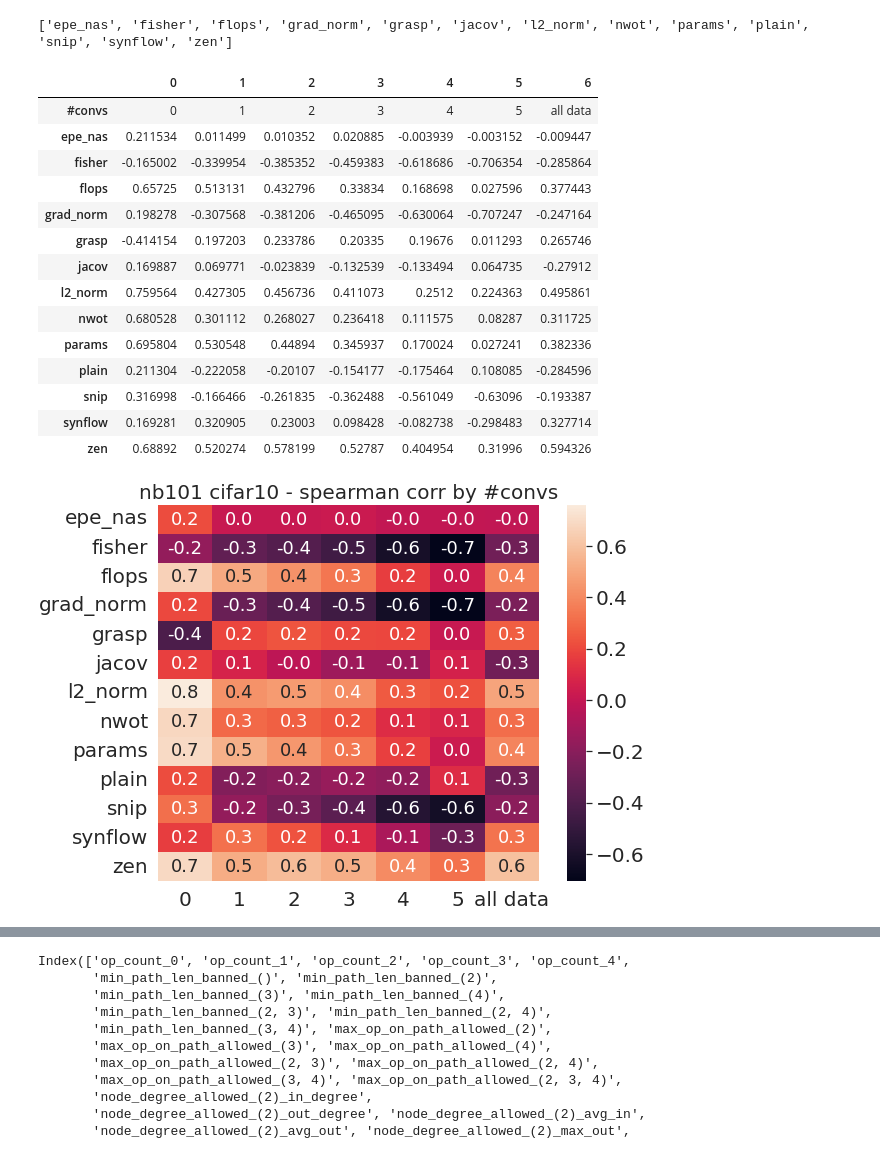
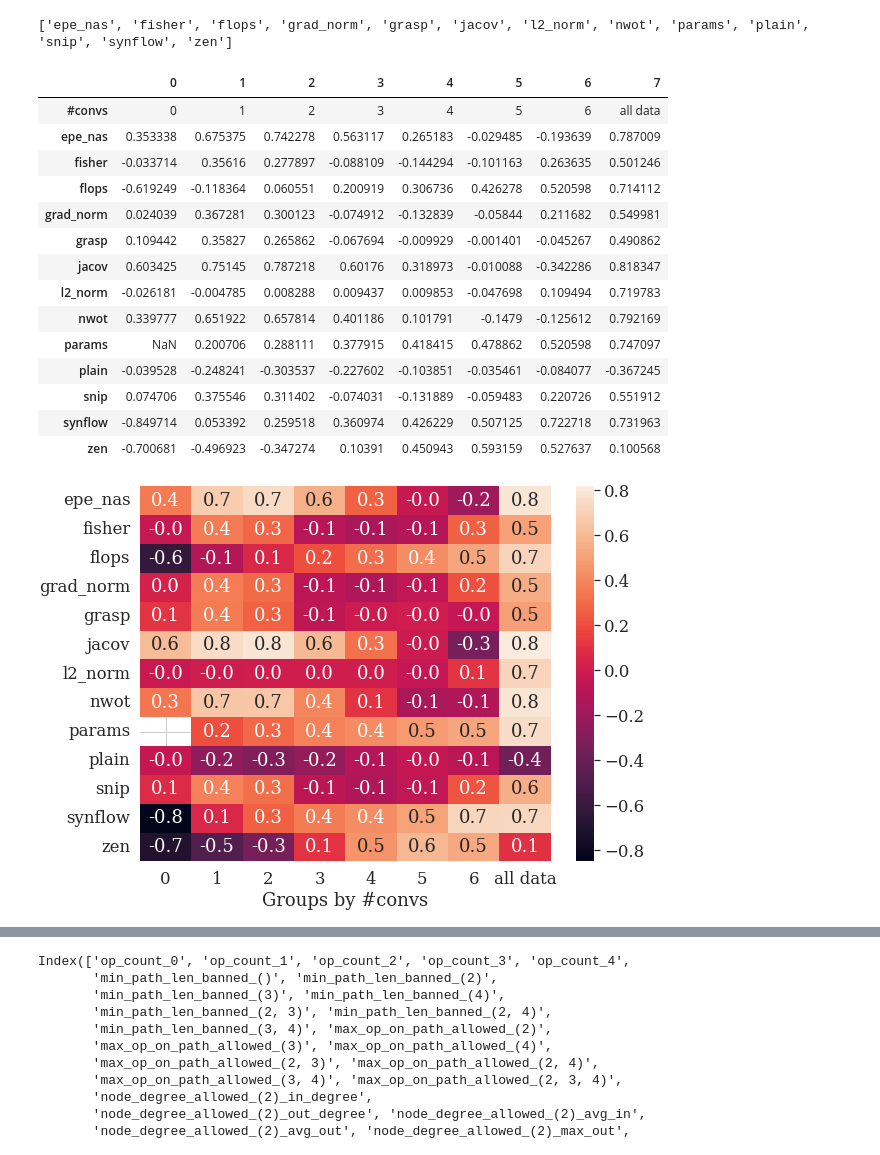
Before and after one commit to gabikadlecova/zc_combine, a Jupyter notebook: results/correlations_nb201.ipynb, the cells around one changed output, grey strips where cells are left out. Saved outputs shown, nothing was run; the diff lists cells and outputs as text; code cells hidden in the pictures.

```diff
--- a/results/correlations_nb201.ipynb
+++ b/results/correlations_nb201.ipynb
@@ -3,7 +3,7 @@ import os.path
 
 import pandas as pd
 
-bench = 'nb101'
+bench = 'nb201'
 suffix = '_full' if bench != 'nb101' and 'macro' not in bench else '_first'
 cfg = f'../zc_combine/configs/{bench}{suffix}.json'
 dataset = 'cifar10' if bench != 'tnb101' else 'class_scene'
@@ -50,13 +54,14 @@ if not os.path.exists('figs'):
 # %%
 n_palette = len(data['#convs'].unique())
 
-plt.rcParams.update({'text.usetex': False, 'font.family': 'serif', 'text.latex.preamble': '\\usepackage{times} ', 'figure.figsize': (3.25, 2.0086104634371584), 'figure.constrained_layout.use': True, 'figure.autolayout': False, 'savefig.bbox': 'tight', 'savefig.pad_inches': 0.015, 'font.size': 10, 'axes.labelsize': 10, 'legend.fontsize': 6, 'xtick.labelsize': 8, 'ytick.labelsize': 8, 'axes.titlesize': 8, 'lines.markersize': 25})
-sns.set(font_scale=1.5)# palette=sns.color_palette()[::-1])
-sns.set_style('whitegrid')
+rc = {'text.usetex': False, 'font.family': 'serif', 'text.latex.preamble': '\\usepackage{times} ', 'figure.figsize': (3.25, 2.0086104634371584), 'figure.constrained_layout.use': True, 'figure.autolayout': False, 'savefig.bbox': 'tight', 'savefig.pad_inches': 0.015} #'font.size': 10, 'axes.labelsize': 10, 'legend.fontsize': 6, 'xtick.labelsize': 8, 'ytick.labelsize': 8, 'axes.titlesize': 8, 'lines.markersize': 25}
+
+sns.set(rc=rc, font_scale=1.5, style='whitegrid')# palette=sns.color_palette()[::-1])
+#sns.set_style('whitegrid')
 
 prox = 'nwot'
 
-plt.figure(figsize=(6,5))
+plt.figure(figsize=(6,4.5))
 sns.scatterplot(data=data[data[prox] > 0], y=prox, x=y, hue=data['#convs'], palette=sns.color_palette()[:n_palette])
 
 if bench == 'nb201':
@@ -69,8 +74,8 @@ elif bench == 'tnb101':
     pass
 
 
-plt.title(f'All networks in {bench} on {dataset} - {prox} by #convs')
+#plt.title(f'All networks in {bench} on {dataset} - {prox} by #convs')
 #plt.tight_layout()
-plt.savefig(f'figs/{bench}_{dataset}_{prox}_nconvs_new.png')
+plt.savefig(f'figs_update/{bench}_{dataset}_{prox}_nconvs_new.png')
 plt.show()
 # %% [output]
@@ -78,12 +83,11 @@ plt.show()
 # %%
-sns.set(font_scale=1.5)# palette=sns.color_palette()[::-1])
-sns.set_style('whitegrid')
+
 prox = 'flops'
 
 data['#conv3x3'] = data[f'op_count_{id1}']
 n_palette = len(data['#conv3x3'].unique())
 
-plt.figure(figsize=(6, 5))
+plt.figure(figsize=(6, 4.5))
 sns.scatterplot(data=data[data[prox] > 0], y=prox, x=y, hue=data['#conv3x3'], palette=sns.color_palette()[:n_palette])
 
 if bench == 'nb201':
@@ -94,8 +98,8 @@ elif bench == 'tnb101':
     #plt.xlim(10, 58)
     pass
 
-plt.title(f'All networks in {bench} on {dataset} - {prox} by #conv3x3')
+#plt.title(f'All networks in {bench} on {dataset} - {prox} by #conv3x3')
 #plt.tight_layout()
-plt.savefig(f'figs/{bench}_{prox}_n3x3.png')
+plt.savefig(f'figs_update/{bench}_{prox}_n3x3.png')
 plt.show()
 # %% [output]
@@ -139,40 +143,41 @@ res_corrs.append(res_all)
 df = pd.DataFrame(res_corrs)
 df.T
 # %% [output]
-|  | 0 | 1 | 2 | 3 | 4 | 5 | 6 |
-| #convs | 0 | 1 | 2 | 3 | 4 | 5 | all data |
-| epe_nas | 0.211534 | 0.011499 | 0.010352 | 0.020885 | -0.003939 | -0.003152 | -0.009447 |
-| fisher | -0.165002 | -0.339954 | -0.385352 | -0.459383 | -0.618686 | -0.706354 | -0.285864 |
-| flops | 0.65725 | 0.513131 | 0.432796 | 0.33834 | 0.168698 | 0.027596 | 0.377443 |
-| grad_norm | 0.198278 | -0.307568 | -0.381206 | -0.465095 | -0.630064 | -0.707247 | -0.247164 |
-| grasp | -0.414154 | 0.197203 | 0.233786 | 0.20335 | 0.19676 | 0.011293 | 0.265746 |
-| jacov | 0.169887 | 0.069771 | -0.023839 | -0.132539 | -0.133494 | 0.064735 | -0.27912 |
-| l2_norm | 0.759564 | 0.427305 | 0.456736 | 0.411073 | 0.2512 | 0.224363 | 0.495861 |
-| nwot | 0.680528 | 0.301112 | 0.268027 | 0.236418 | 0.111575 | 0.08287 | 0.311725 |
-| params | 0.695804 | 0.530548 | 0.44894 | 0.345937 | 0.170024 | 0.027241 | 0.382336 |
-| plain | 0.211304 | -0.222058 | -0.20107 | -0.154177 | -0.175464 | 0.108085 | -0.284596 |
-| snip | 0.316998 | -0.166466 | -0.261835 | -0.362488 | -0.561049 | -0.63096 | -0.193387 |
-| synflow | 0.169281 | 0.320905 | 0.23003 | 0.098428 | -0.082738 | -0.298483 | 0.327714 |
-| zen | 0.68892 | 0.520274 | 0.578199 | 0.52787 | 0.404954 | 0.31996 | 0.594326 |
+|  | 0 | 1 | 2 | 3 | 4 | 5 | 6 | 7 |
+| #convs | 0 | 1 | 2 | 3 | 4 | 5 | 6 | all data |
+| epe_nas | 0.353338 | 0.675375 | 0.742278 | 0.563117 | 0.265183 | -0.029485 | -0.193639 | 0.787009 |
+| fisher | -0.033714 | 0.35616 | 0.277897 | -0.088109 | -0.144294 | -0.101163 | 0.263635 | 0.501246 |
+| flops | -0.619249 | -0.118364 | 0.060551 | 0.200919 | 0.306736 | 0.426278 | 0.520598 | 0.714112 |
+| grad_norm | 0.024039 | 0.367281 | 0.300123 | -0.074912 | -0.132839 | -0.05844 | 0.211682 | 0.549981 |
+| grasp | 0.109442 | 0.35827 | 0.265862 | -0.067694 | -0.009929 | -0.001401 | -0.045267 | 0.490862 |
+| jacov | 0.603425 | 0.75145 | 0.787218 | 0.60176 | 0.318973 | -0.010088 | -0.342286 | 0.818347 |
+| l2_norm | -0.026181 | -0.004785 | 0.008288 | 0.009437 | 0.009853 | -0.047698 | 0.109494 | 0.719783 |
+| nwot | 0.339777 | 0.651922 | 0.657814 | 0.401186 | 0.101791 | -0.1479 | -0.125612 | 0.792169 |
+| params | NaN | 0.200706 | 0.288111 | 0.377915 | 0.418415 | 0.478862 | 0.520598 | 0.747097 |
+| plain | -0.039528 | -0.248241 | -0.303537 | -0.227602 | -0.103851 | -0.035461 | -0.084077 | -0.367245 |
+| snip | 0.074706 | 0.375546 | 0.311402 | -0.074031 | -0.131889 | -0.059483 | 0.220726 | 0.551912 |
+| synflow | -0.849714 | 0.053392 | 0.259518 | 0.360974 | 0.426229 | 0.507125 | 0.722718 | 0.731963 |
+| zen | -0.700681 | -0.496923 | -0.347274 | 0.10391 | 0.450943 | 0.593159 | 0.527637 | 0.100568 |
 # %%
 heatdf = df.T
 heatdf.rename(columns=heatdf.iloc[0], inplace=True)
 heatdf.drop(heatdf.index[0], inplace=True)
 
-sns.set(font_scale=1.3)
+#sns.set(font_scale=1.3)
 
-plt.rcParams.update({'text.usetex': False, 'font.family': 'serif', 'text.latex.preamble': '\\usepackage{times} ', 'figure.figsize': (3.25, 2.0086104634371584), 'figure.constrained_layout.use': True, 'figure.autolayout': False, 'savefig.bbox': 'tight', 'savefig.pad_inches': 0.015, 'font.size': 18, 'axes.labelsize': 20, 'legend.fontsize': 6, 'xtick.labelsize': 20, 'ytick.labelsize': 20, 'axes.titlesize': 20})
+#plt.rcParams.update({'text.usetex': False, 'font.family': 'serif', 'text.latex.preamble': '\\usepackage{times} ', 'figure.figsize': (3.25, 2.0086104634371584), 'figure.constrained_layout.use': True, 'figure.autolayout': False, 'savefig.bbox': 'tight', 'savefig.pad_inches': 0.015, 'font.size': 18, 'axes.labelsize': 20, 'legend.fontsize': 6, 'xtick.labelsize': 20, 'ytick.labelsize': 20, 'axes.titlesize': 20})
 #sns.set(font_scale=1.5)# palette=sns.color_palette()[::-1])
-sns.set_style('whitegrid')
+#sns.set_style('whitegrid')
 
 plt.figure(figsize=(8.5, 6))
 sns.heatmap(data=heatdf.astype(float), annot=True, fmt=".1f")
-plt.title(f'{bench} {dataset} - spearman corr by {key}')
+plt.xlabel(f"Groups by {key}")
+#plt.title(f'{bench} {dataset} - spearman corr by {key}')
 #plt.tight_layout()
-plt.savefig(f'figs/heat_{bench}_{key[1:]}.pdf')
+plt.savefig(f'figs_update/heat_{bench}_{key[1:]}.pdf')
 plt.show()
 # %% [output]
-[figure, old version]
+[figure, new version]
 # %%
 plt.figure(figsize=(7,5))
 sns.scatterplot(data=data, y='min_path_len_banned_(2)', x=y, hue='min_path_len_banned_(2)', legend=False, palette=sns.color_palette()[:7])
```
Also changed, not shown: parts of 6 cells of this notebook, 3 other files.
